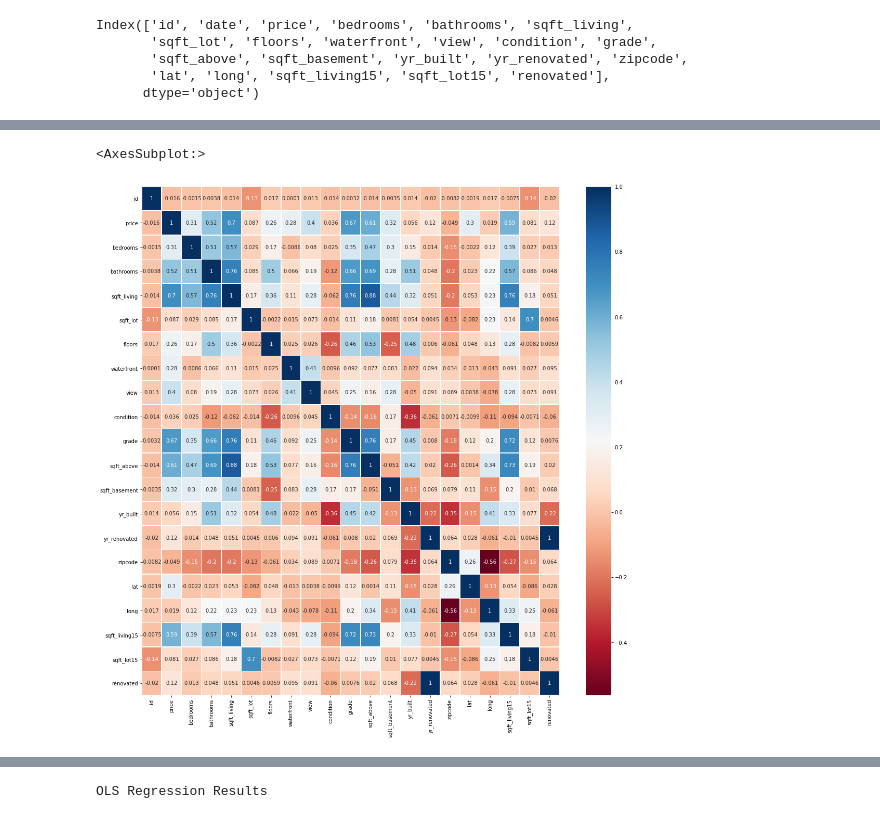
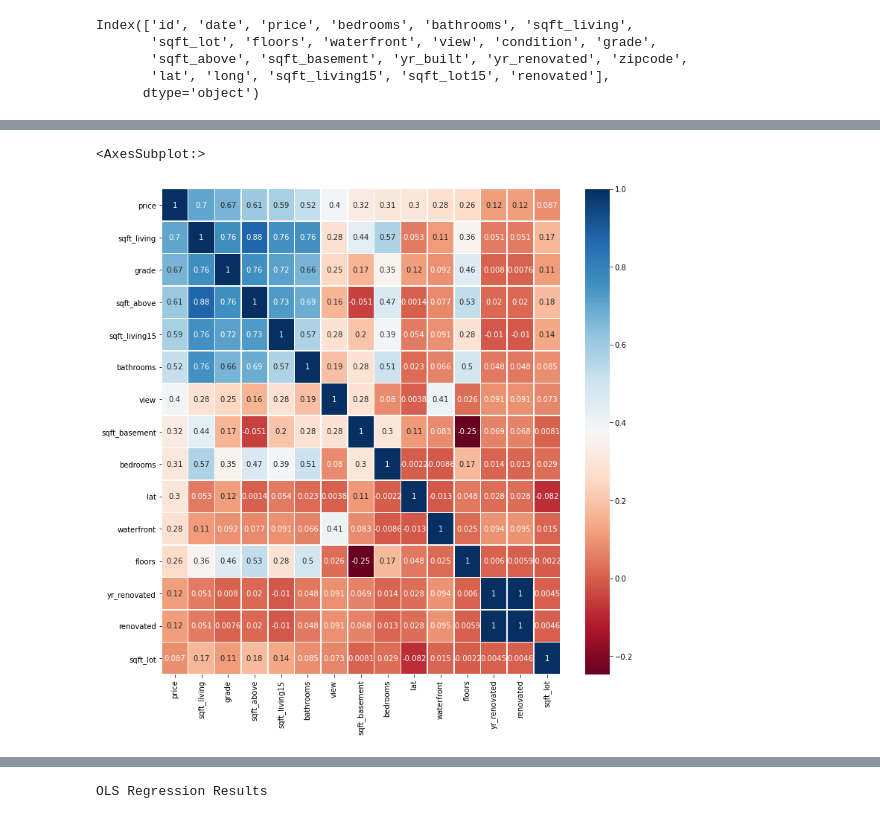
Before and after one commit to yunghanjeong/King_County_Housing_Price_Prediction, a Jupyter notebook: housing_price_prediction.ipynb, the cells around one changed output, grey strips where cells are left out. Saved outputs shown, nothing was run; the diff lists cells and outputs as text; code cells hidden in the pictures.

```diff
--- a/housing_price_prediction.ipynb
+++ b/housing_price_prediction.ipynb
@@ -136,6 +124,8 @@ kc_df.plot(kind="scatter", x="sqft_living15", y="price")
+# %%
+top_features = kc_df.corr()["price"].sort_values(ascending = False).index[:15]
 # %%
-plt.subplots(figsize=(18,18))
-sns.heatmap(kc_df.corr(), annot=True, linewidths=.5, cmap="RdBu")
+plt.subplots(figsize=(12,12))
+sns.heatmap(kc_df[top_features].corr(), annot=True, linewidths=.5, cmap="RdBu")
 # %% [output]
 <AxesSubplot:>
-[figure, old version]
+[figure, new version]
```
Also changed, not shown: parts of 18 cells of this notebook, 1 other file.
